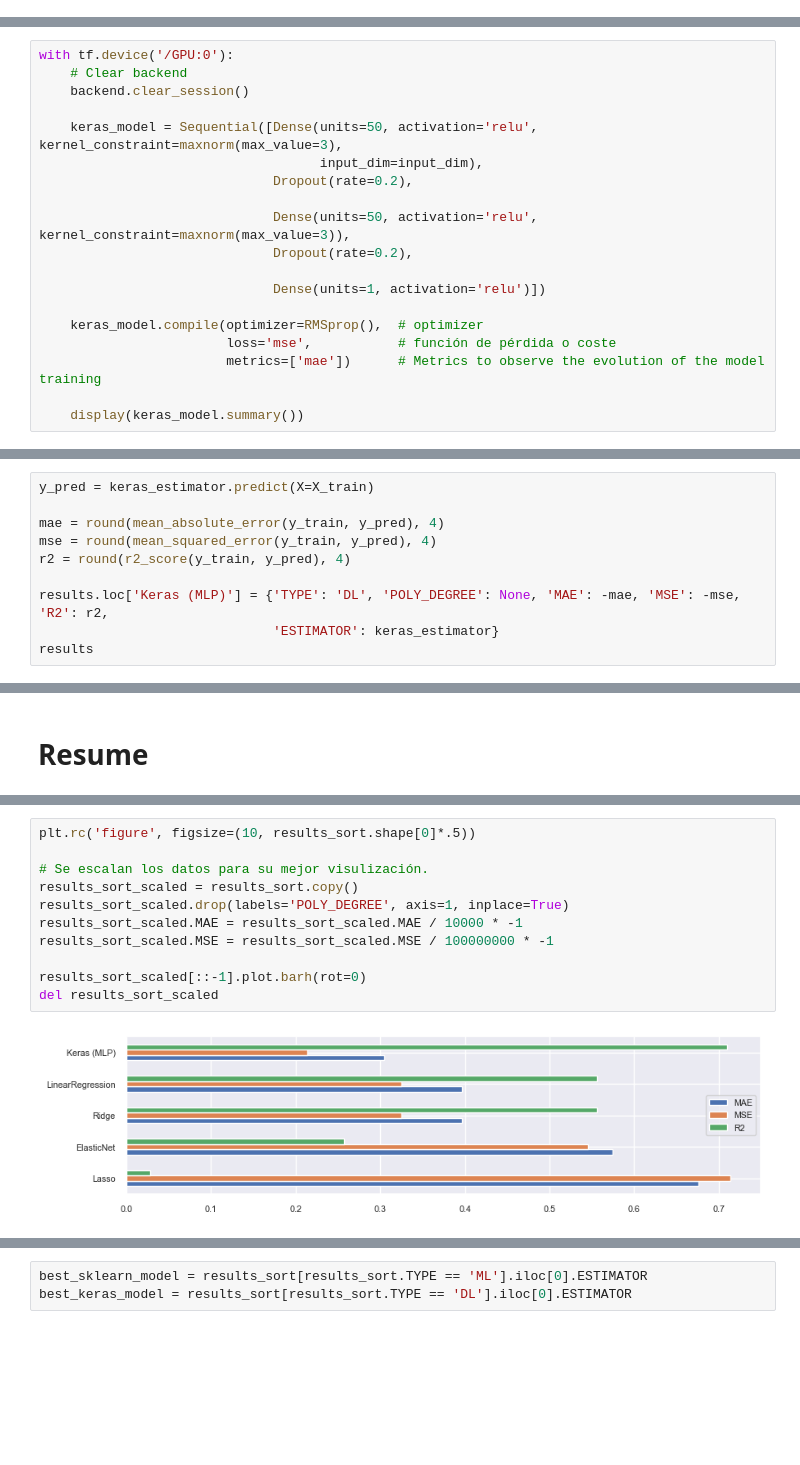
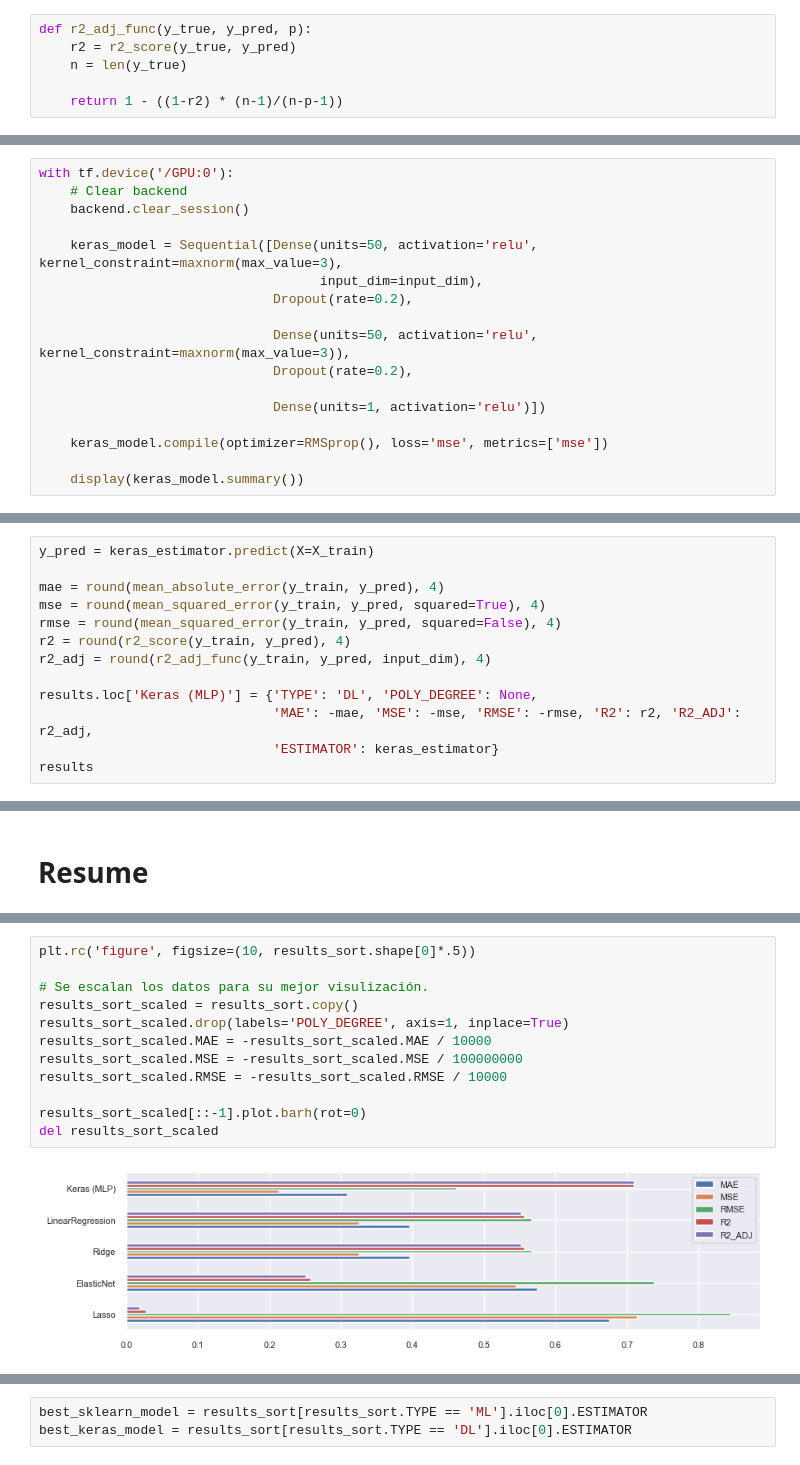
Before and after one commit to kike1985/Machine-Learning, a Jupyter notebook: 0103_Regression_Vehicles_Price.ipynb, the cells around one changed output, grey strips where cells are left out. Saved outputs shown, nothing was run; the diff lists cells and outputs as text; blank space fills up the shorter version.

```diff
--- a/0103_Regression_Vehicles_Price.ipynb
+++ b/0103_Regression_Vehicles_Price.ipynb
@@ -1397,4 +1398,10 @@ targets.shape
 (50906,)
 # %% [markdown]
 ## Cross Validation
+# %%
+def r2_adj_func(y_true, y_pred, p):
+    r2 = r2_score(y_true, y_pred)
+    n = len(y_true)
+
+    return 1 - ((1-r2) * (n-1)/(n-p-1))
 # %%
@@ -1811,9 +1819,7 @@ with tf.device('/GPU:0'):
 
                               Dense(units=1, activation='relu')])
 
-    keras_model.compile(optimizer=RMSprop(),  # optimizer
-                        loss='mse',           # función de pérdida o coste
-                        metrics=['mae'])      # Metrics to observe the evolution of the model training
+    keras_model.compile(optimizer=RMSprop(), loss='mse', metrics=['mse'])
 
     display(keras_model.summary())
 # %% [output]
@@ -1994,10 +2000,13 @@ Model evaluation.
 y_pred = keras_estimator.predict(X=X_train)
 
 mae = round(mean_absolute_error(y_train, y_pred), 4)
-mse = round(mean_squared_error(y_train, y_pred), 4)
+mse = round(mean_squared_error(y_train, y_pred, squared=True), 4)
+rmse = round(mean_squared_error(y_train, y_pred, squared=False), 4)
 r2 = round(r2_score(y_train, y_pred), 4)
+r2_adj = round(r2_adj_func(y_train, y_pred, input_dim), 4)
 
-results.loc['Keras (MLP)'] = {'TYPE': 'DL', 'POLY_DEGREE': None, 'MAE': -mae, 'MSE': -mse, 'R2': r2,
+results.loc['Keras (MLP)'] = {'TYPE': 'DL', 'POLY_DEGREE': None,
+                              'MAE': -mae, 'MSE': -mse, 'RMSE': -rmse, 'R2': r2, 'R2_ADJ': r2_adj,
                               'ESTIMATOR': keras_estimator}
 results
 # %% [output]
@@ -2022,16 +2031,17 @@ results_sort
 # %%
 plt.rc('figure', figsize=(10, results_sort.shape[0]*.5))
 
 # Se escalan los datos para su mejor visulización.
 results_sort_scaled = results_sort.copy()
 results_sort_scaled.drop(labels='POLY_DEGREE', axis=1, inplace=True)
-results_sort_scaled.MAE = results_sort_scaled.MAE / 10000 * -1
-results_sort_scaled.MSE = results_sort_scaled.MSE / 100000000 * -1
+results_sort_scaled.MAE = -results_sort_scaled.MAE / 10000
+results_sort_scaled.MSE = -results_sort_scaled.MSE / 100000000
+results_sort_scaled.RMSE = -results_sort_scaled.RMSE / 10000
 
 results_sort_scaled[::-1].plot.barh(rot=0)
 del results_sort_scaled
 # %% [output]
-[figure, old version]
+[figure, new version]
 # %%
 print(f'Best tentative algorithm "{results_sort.iloc[0].name}" with SCORE={results_sort.iloc[0].R2}.')
 # %% [output]
```
Also changed, not shown: parts of 26 cells of this notebook, 2 other files.
